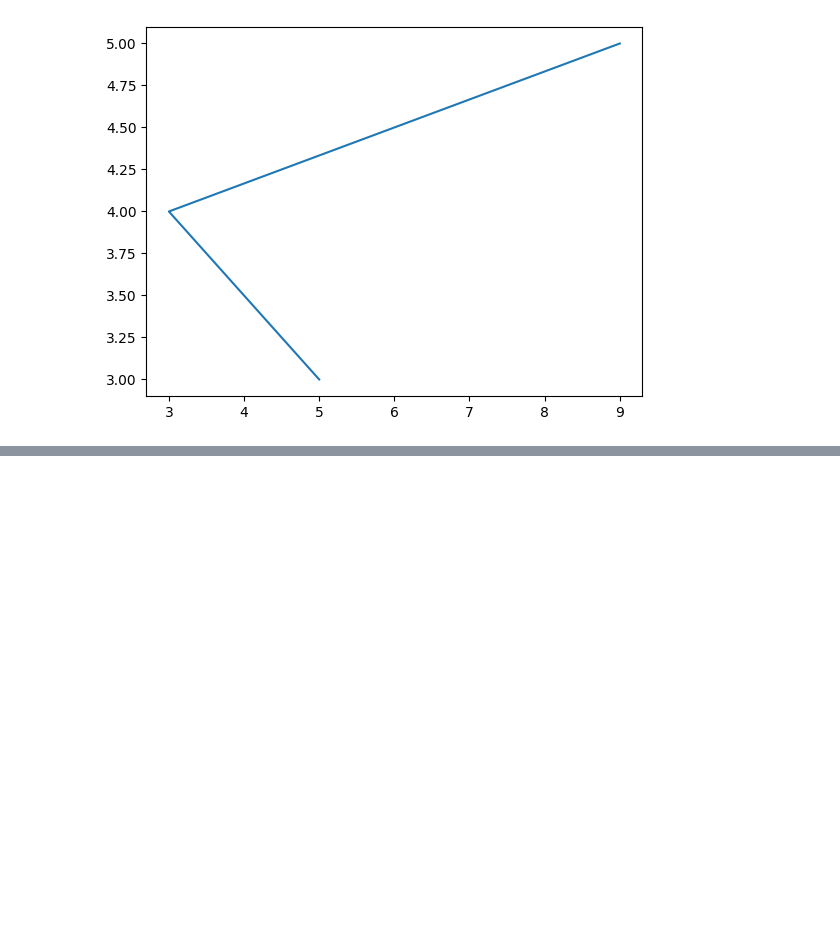
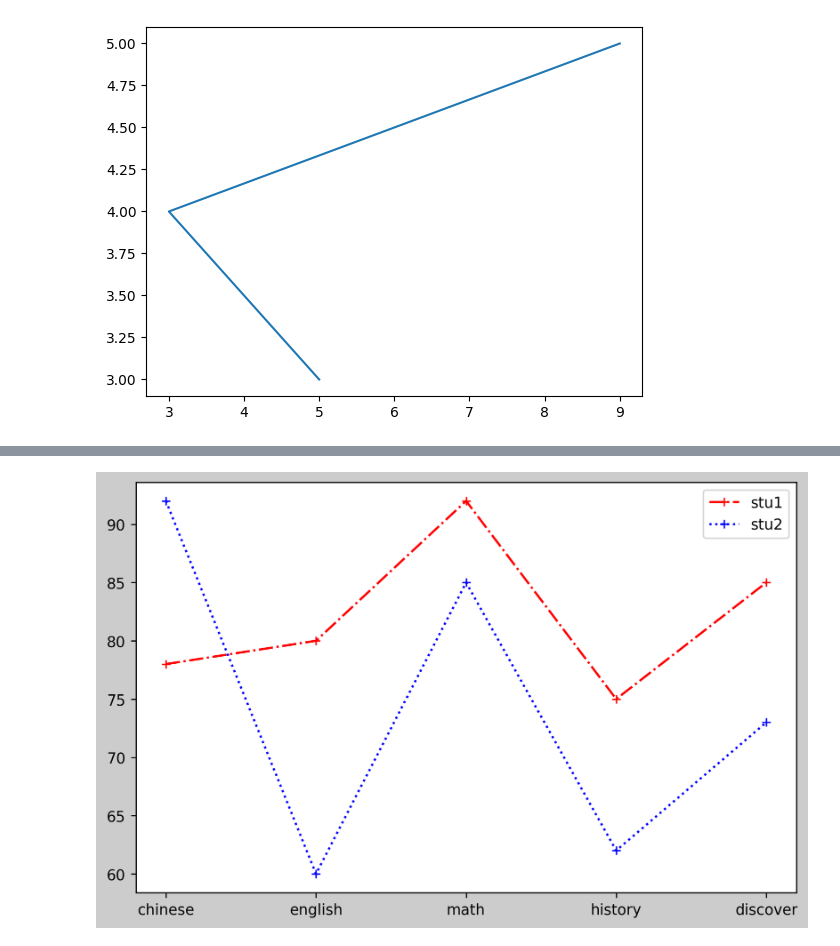
Before and after one commit to EricChenGP/2023_07_25, a Jupyter notebook: lesson14_2.ipynb, the cells around one changed output, grey strips where cells are left out. Saved outputs shown, nothing was run; the diff lists cells and outputs as text; code cells hidden in the pictures; blank space fills up the shorter version.

```diff
--- a/lesson14_2.ipynb
+++ b/lesson14_2.ipynb
@@ -19,0 +44,15 @@ plt.show()
+# %%
+student1 = {'chinese':78, 'english':80, 'math':92, 'history':75, 'discover':85}
+student1.keys()
+student1.values()
+
+figure = plt.figure(figsize=(8,5),dpi=250,facecolor='#cccccc')
+axes1 = figure.add_subplot()
+axes1.plot(student1.keys(), student1.values(),'r-.+',label='stu1')
+
+student2 = {'chinese':92, 'english':60, 'math':85, 'history':62, 'discover':73}
+axes1.plot(student2.values(),'b:+',label='stu2')
+axes1.legend()
+plt.show()
+# %% [output]
+[figure, added]
```
Also changed, not shown: parts of 3 cells of this notebook.
